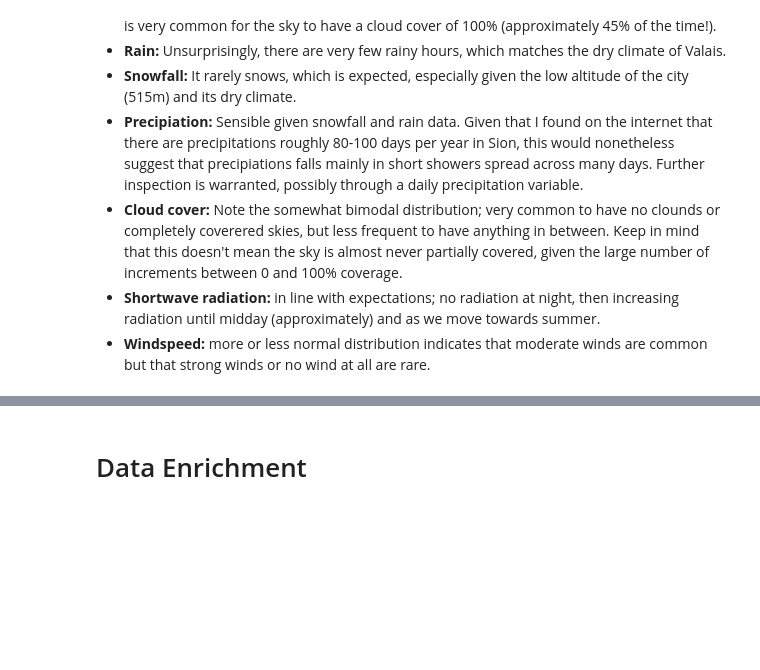
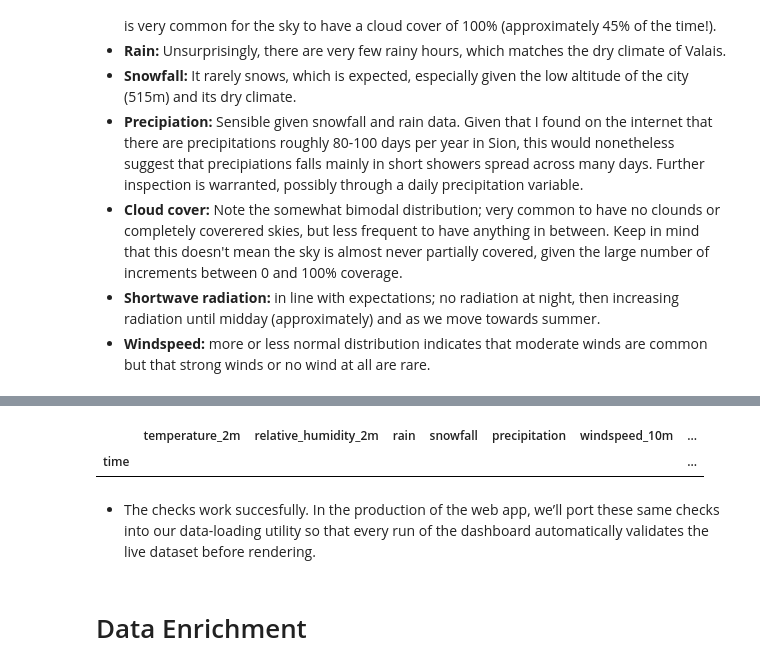
Before and after one commit to Guiso079/Weather-Analysis-Web-App, a Jupyter notebook: Data_Sourcing_Notebook.ipynb, the cells around one changed output, grey strips where cells are left out. Drawn from its saved outputs; the diff is of its cells as text; code cells hidden in the pictures; blank space fills up the shorter version.

```diff
--- a/Data_Sourcing_Notebook.ipynb
+++ b/Data_Sourcing_Notebook.ipynb
@@ -222,3 +358,46 @@ plt.show()
+# %%
+# 1) Run the flag logic on the real data
+flag_df = weather_data_df.copy()
+
+flag_df["flag_temp"]   = (flag_df["temperature_2m"] < -50) | (flag_df["temperature_2m"] > 50)
+flag_df["flag_humid"]  = (flag_df["relative_humidity_2m"] < 0)  | (flag_df["relative_humidity_2m"] > 100)
+flag_df["flag_rain"]   = (flag_df["rain"] < 0)                 | (flag_df["rain"] > 95)
+flag_df["flag_snow"]   = (flag_df["snowfall"] < 0)             | (flag_df["snowfall"] > 130)
+flag_df["flag_precip"] = flag_df["precipitation"] < 0
+flag_df["flag_wind"]   = (flag_df["windspeed_10m"] < 0)        | (flag_df["windspeed_10m"] > 270)
+flag_df["flag_solar"]  = (flag_df["shortwave_radiation"] < 0)   | (flag_df["shortwave_radiation"] > 1100)
+
+# 2) High-level warnings
+for var, flag in [
+    ("Temperature",   "flag_temp"),
+    ("Humidity",      "flag_humid"),
+    ("Rain",          "flag_rain"),
+    ("Snowfall",      "flag_snow"),
+    ("Precipitation", "flag_precip"),
+    ("Windspeed",     "flag_wind"),
+    ("Solar",         "flag_solar"),
+]:
+    if flag_df[flag].any():
+        print(f"⚠️  {var} violation detected: {flag_df[flag].sum()} rows flagged")
+
+# 3) Inspect any rows (should be none)
+flag_cols = [
+    "flag_temp","flag_humid","flag_rain",
+    "flag_snow","flag_precip","flag_wind","flag_solar"
+]
+violations = flag_df.loc[
+    flag_df[flag_cols].any(axis=1),
+    [
+        "temperature_2m","relative_humidity_2m","rain","snowfall",
+        "precipitation","windspeed_10m","shortwave_radiation"
+    ] + flag_cols
+]
+display(violations) # There are no violations of our parameters, as expected.
+# %% [output]
+|  | temperature_2m | relative_humidity_2m | rain | snowfall | precipitation | windspeed_10m | ... |
+| time |  |  |  |  |  |  | ... |
+# %% [markdown]
+- The checks work succesfully. In the production of the web app, we’ll port these same checks into our data-loading utility so that every run of the dashboard automatically validates the live dataset before rendering.
 # %% [markdown]
 # Data Enrichment
 # %% [markdown]
```
Also changed, not shown: parts of 7 cells of this notebook.
